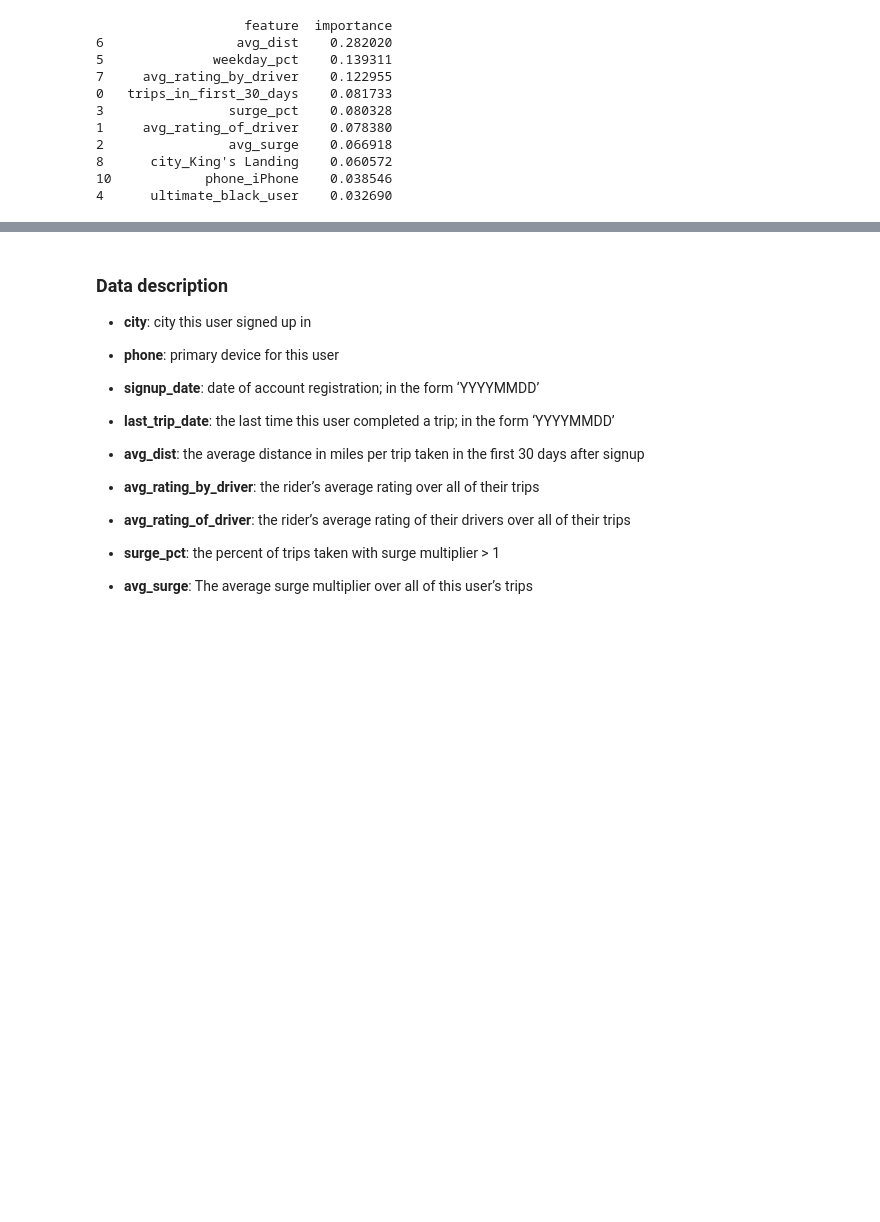
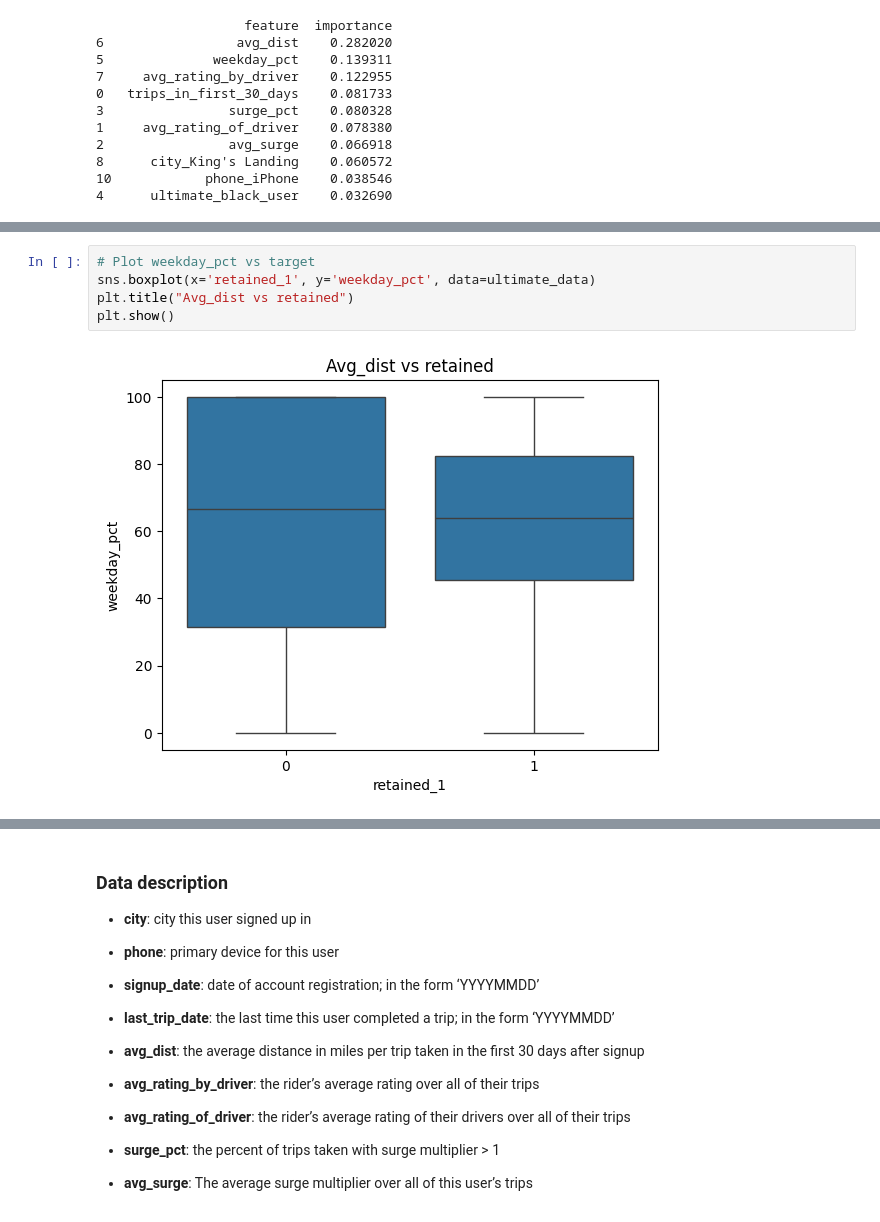
Before and after one commit to geojenk/SpringboardChallenges, a Jupyter notebook: ultimate_challenge/ultimate_challenge_submission.ipynb, the cells around one changed output, grey strips where cells are left out. Saved outputs shown, nothing was run; the diff lists cells and outputs as text; blank space fills up the shorter version.

```diff
--- a/ultimate_challenge/ultimate_challenge_submission.ipynb
+++ b/ultimate_challenge/ultimate_challenge_submission.ipynb
@@ -494,0 +502,7 @@ print(importance_df.head(10))  # Top 10 features
+# %%
+# Plot weekday_pct vs target
+sns.boxplot(x='retained_1', y='weekday_pct', data=ultimate_data)
+plt.title("Avg_dist vs retained")
+plt.show()
+# %% [output]
+[figure, added]
```
Also changed, not shown: parts of 3 cells of this notebook.
